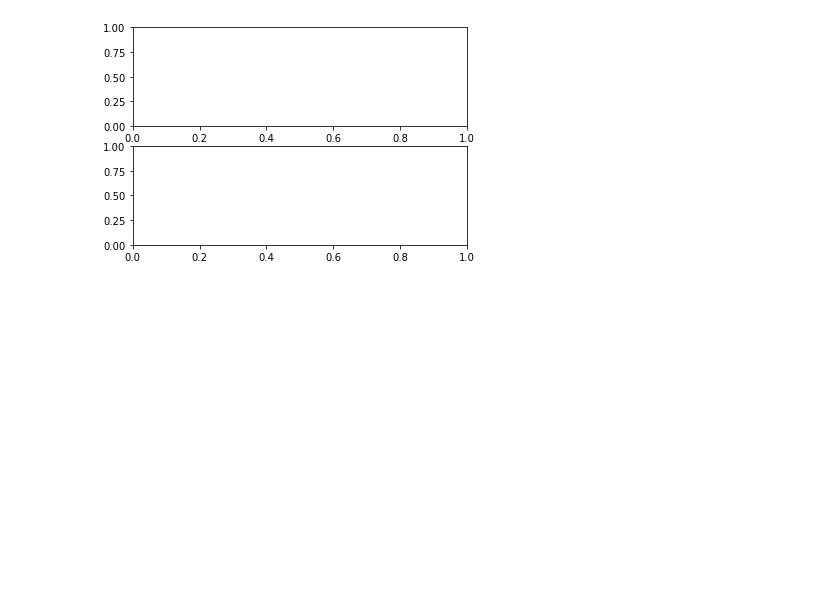
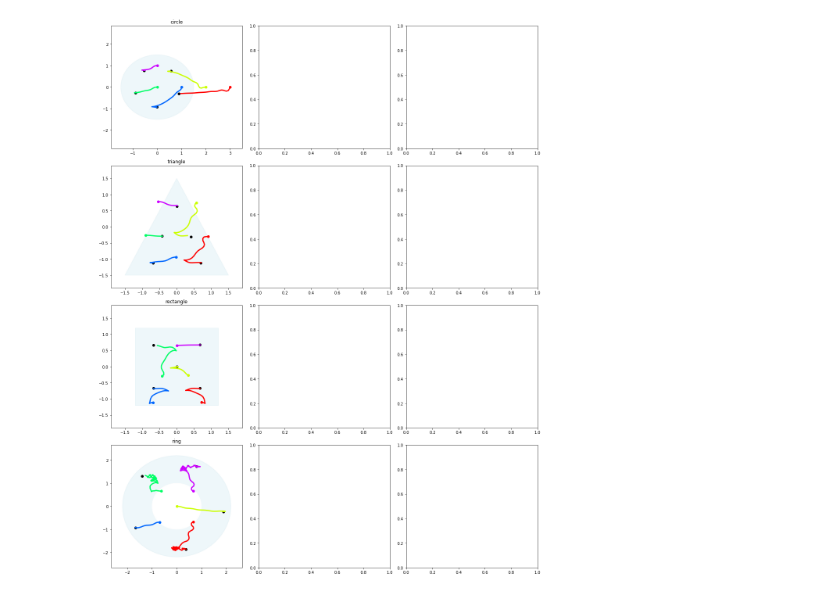
Before and after one commit to MariiaPoliakovaa/RobotFormations, a Jupyter notebook: analyze_formations.ipynb, the cells around one changed output. Drawn from its saved outputs; the diff is of its cells as text; code cells hidden in the pictures; blank space fills up the shorter version.

```diff
--- a/analyze_formations.ipynb
+++ b/analyze_formations.ipynb
@@ -5,0 +30,11 @@ from pathlib import Path
+# %%
+with open('gazebo_implementations/pattern_gen/patterns/5robots_patterns.json', 'r') as f:
+    goals_5 = json.load(f)
+
+with open('gazebo_implementations/pattern_gen/patterns/10robots_patterns.json', 'r') as f:
+    goals_10 = json.load(f)
+
+with open('gazebo_implementations/pattern_gen/patterns/15robots_patterns.json', 'r') as f:
+    goals_15 = json.load(f)
+
+goals = {5: goals_5, 10: goals_10, 15: goals_15}
@@ -29,9 +89,77 @@ df.head()
 # %%
-num_patterns = len(df['pattern_id'].unique())
+algorithms = ['artistic_pattern_controller',
+              'target_assignement_controller',
+              'mpc_controller']
+algorithm = algorithms[2]
 
-fig
-fig, axes = plt.subplots(num_patterns, 1)
+lim = 1.9
+figsize = (16, num_patterns*5)
+fig, axes = plt.subplots(4, 3, figsize=figsize)
 
-#for i in range(num_patterns):
+for n in [1,2,3]:
+    try:
+        df = read_df(algorithm, n*5)
+    except FileNotFoundError:
+        continue
+
+    num_patterns = 4#len(df['pattern_id'].unique()) - 1
+    robot_names = set([i for i in df.columns.get_level_values(0) if i.startswith('robot')])
+    colors = generate_colors(len(robot_names))
+
+    for i in range(1, num_patterns+1):
+        ax = axes[i-1][n-1]
+        pattern_df = df[df['pattern_id']==i]
+
+        try:
+            pattern_name = pattern_df.iloc[0]['pattern']['pattern']
+        except:
+            continue
+
+        # plot polygon
+        polygon = polygons[pattern_name]
+        x, y = polygon.exterior.xy
+        ax.fill(x, y, color='lightblue', alpha=0.2)
+
+        for hole in polygon.interiors:
+            x, y = zip(*hole.coords)
+            ax.fill(x, y, color='white')
+
+        # plot goal positions
+        goal_positions = np.array(goals[5*n][pattern_name])
+        ax.scatter(
+            goal_positions[:,0],
+            goal_positions[:,1],
+            color='black'
+        )
+
+        # plot paths
+        for j, robot in enumerate(robot_names):
+            color = colors[j]
+            ax.plot(
+                pattern_df[robot]['x'].values,
+                pattern_df[robot]['y'].values,
+                linewidth=3,
+                color=color
+            )
+
+            # plot start positions
+            ax.scatter(
+                pattern_df.iloc[0][robot]['x'],
+                pattern_df.iloc[0][robot]['y'],
+                color=color
+            )
+
+        ax.set_title(pattern_name)
+        ax.set_ylim([-lim, lim])
+        ax.set_xlim([-lim, lim])
+
+        if pattern_name == 'ring':
+            ax.set_ylim([-lim*1.4, lim*1.4])
+            ax.set_xlim([-lim*1.4, lim*1.4])
+        if pattern_name == 'circle':
+            ax.set_ylim([-lim*1.5, lim*1.5])
+            ax.set_xlim([-lim, 3.5])
+
+plt.tight_layout()
 # %% [output]
-[figure, old version]
+[figure, new version]
```
Also changed, not shown: parts of 15 cells of this notebook.
